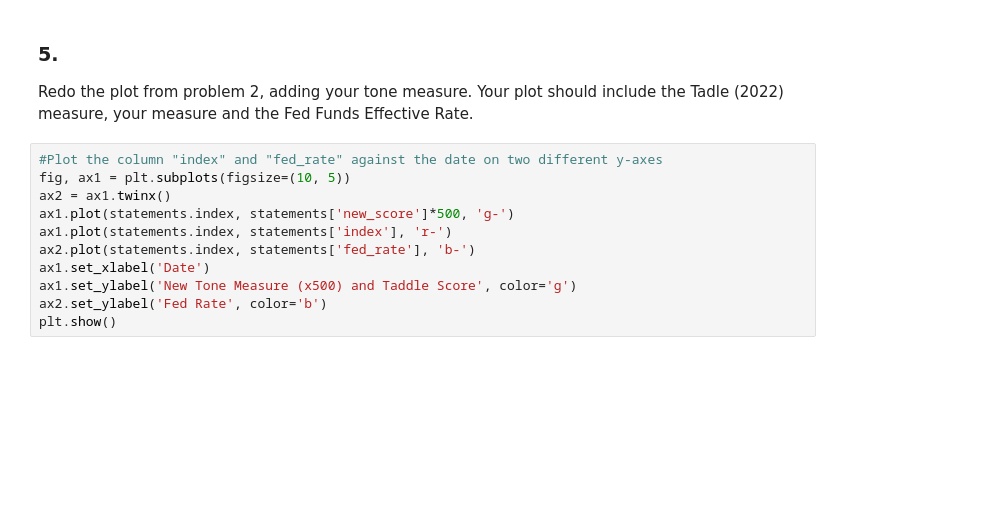
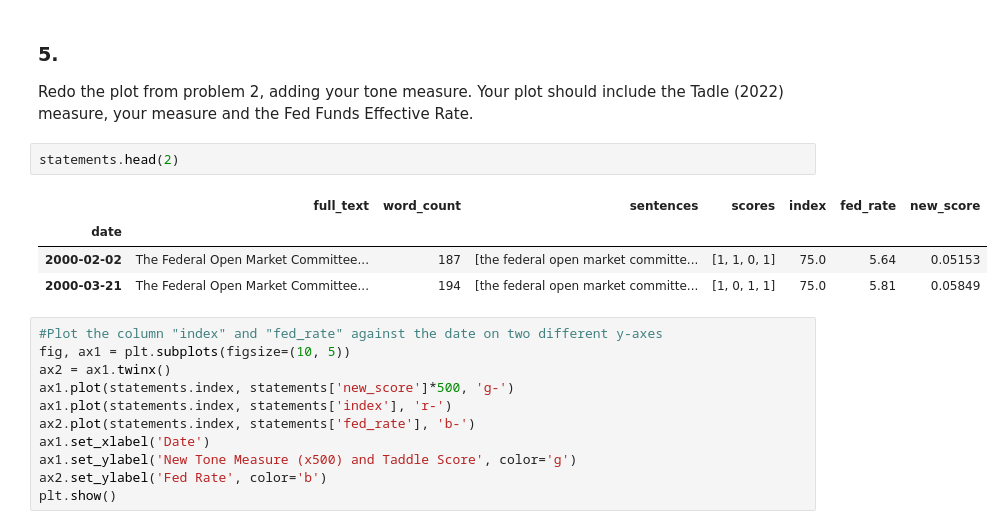
Before and after one commit to alanwake47/FINM-35000-Topics-in-Econ, a Jupyter notebook: week2/hw2/HW2_YRD.ipynb, the cells around one changed output. Cells and saved outputs as stored; diff of their text form; blank space fills up the shorter version.

```diff
--- a/week2/hw2/HW2_YRD.ipynb
+++ b/week2/hw2/HW2_YRD.ipynb
@@ -387,6 +385,13 @@ Correlation coefficient between the Taddle Score and the new score is -0.2016
 ### 5.
 
 Redo the plot from problem 2, adding your tone measure. Your plot should include the Tadle (2022) measure, your measure and the Fed Funds Effective Rate.
+# %%
+statements.head(2)
+# %% [output]
+|  | full_text | word_count | sentences | scores | index | fed_rate | new_score |
+| date |  |  |  |  |  |  |  |
+| 2000-02-02 | The Federal Open Market Committee... | 187 | [the federal open market committe... | [1, 1, 0, 1] | 75.0 | 5.64 | 0.05153 |
+| 2000-03-21 | The Federal Open Market Committee... | 194 | [the federal open market committe... | [1, 0, 1, 1] | 75.0 | 5.81 | 0.05849 |
 # %%
 #Plot the column "index" and "fed_rate" against the date on two different y-axes
 fig, ax1 = plt.subplots(figsize=(10, 5))
```
Also changed, not shown: parts of 16 cells of this notebook, 2 other files.
